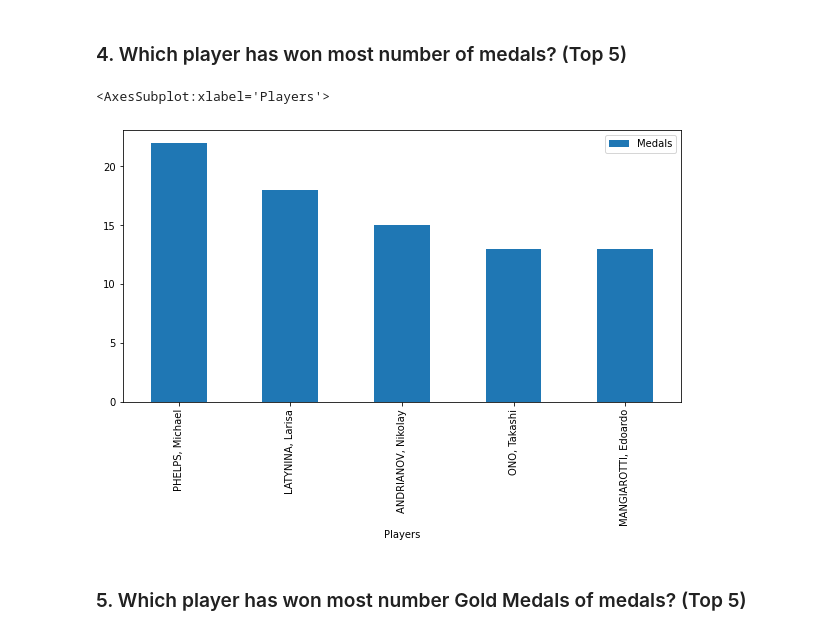
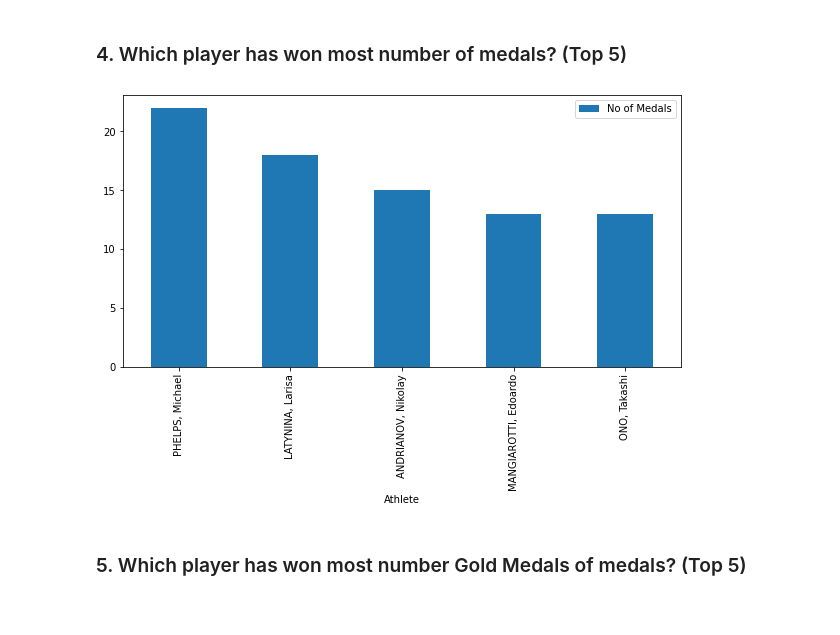
Before and after one commit to sid2020-devil/ETG-Summer-Olympics-Data-Analysis, a Jupyter notebook: Summer.ipynb, the cells around one changed output. Drawn from its saved outputs; the diff is of its cells as text; code cells hidden in the pictures.

```diff
--- a/Summer.ipynb
+++ b/Summer.ipynb
@@ -50,13 +44,9 @@ pd.DataFrame(max_medals,columns = ['Sport','Medals']).sort_values(by='Medals', a
 # %% [markdown]
 ### 4. Which player has won most number of medals? (Top 5)
-# %%
-player_max_medals=[]
-for Medals in olympics_data_df['Athlete'].unique():
-    player_max_medals.append([Medals , len(olympics_data_df[olympics_data_df['Athlete']  == Medals])])
-
-pd.DataFrame(player_max_medals,columns = ['Players', 'Medals']).sort_values(by='Medals', ascending=False).head().plot(x = 'Players' ,y = 'Medals' ,  kind  = 'bar' , figsize =  (10,5))
-# %% [output]
-<AxesSubplot:xlabel='Players'>
-[figure, removed]
+# %%
+player_max_medals = olympics_data_df.groupby('Athlete').Medal.count().sort_values(ascending = False).reset_index(name = 'No of Medals').head()
+player_max_medals = olympics_data_df.groupby('Athlete').Medal.count().sort_values(ascending = False).reset_index(name = 'No of Medals').head().plot(x = 'Athlete', y = 'No of Medals', kind = 'bar' ,figsize = (10,5))
+# %% [output]
+[figure, added]
 # %% [markdown]
 ### 5. Which player has won most number Gold Medals of medals? (Top 5)
```
Also changed, not shown: parts of 9 cells of this notebook.
